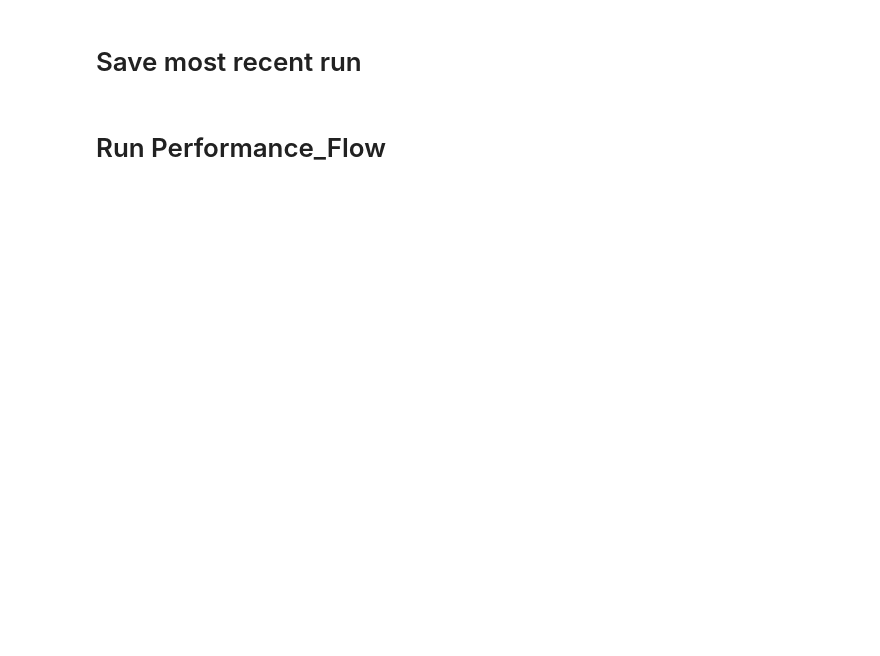
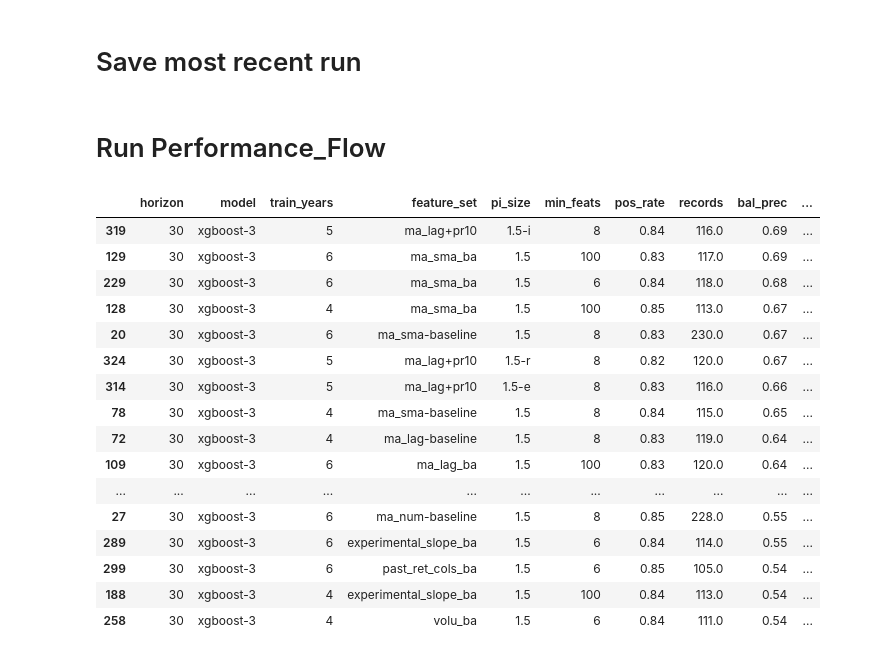
Before and after one commit to bchase17/Stocks, a Jupyter notebook: train_flow.ipynb, the cells around one changed output. Drawn from its saved outputs; the diff is of its cells as text; code cells hidden in the pictures; blank space fills up the shorter version.

Commit message:
updated baseline files

```diff
--- a/train_flow.ipynb
+++ b/train_flow.ipynb
@@ -17,7 +17,7 @@ from xgboost import XGBClassifier
 ticker = 'QQQ'
 include_minute_feats = "N"
 returns = [1, 2, 3, 5, 10, 20, 30]
-df_daily, feature_sets, return_cols, daily_cols, feature_sets, feature_cols = train_flow.import_data(ticker, include_minute_feats, returns)
+df_daily, feature_sets, return_cols, daily_cols, feature_dict, features = train_flow.import_data(ticker, include_minute_feats, returns)
 
 # ---------- #
 # UPDATE ME  #
@@ -27,8 +27,7 @@ df_daily[[f"{c}_sum10" for c in df_daily.columns if c.startswith("Past_Return_")
 past_ret_cols = [c for c in df_daily.columns if c.startswith("Past_Return%") or c.endswith("sum10")]
 past_perc_cols = [c for c in df_daily.columns if c.startswith("Past_Return%")]
 past_sum_cols = [c for c in df_daily.columns if c.endswith("sum10")]
-cutoff_date = '2026-02-06' # Unless retraining all baseline models, leave alone
-
+cutoff_date = '2026-02-06' # Unlessretraining all baseline models, leave alone
 
 # --------- #
 # LEAVE ME  #
@@ -115,7 +126,7 @@ importlib.reload(performance_flow)
 # ---------- #
 # UPDATE ME  #
 # ---------- #
-results_file_name = "horizon_5_baseline.csv" # Match prior cell saved as file name
+results_file_name = "baseline_new.csv" # Match prior cell saved as file name
 min_th = 0.55
 cov_th = 0.75
 
@@ -126,3 +137,23 @@ cov_th = 0.75
 return_cols, perf_df = performance_flow.import_data(results_file_name, df_daily)
 composite_score = performance_flow.run_performance(perf_df, min_th, cov_th)
 bucket_df = performance_flow.bucket_scores(df_daily, perf_df, returns, min_th)
+# %%
+composite_score[composite_score["horizon"] == 30]
+# %% [output]
+|  | horizon | model | train_years | feature_set | pi_size | min_feats | pos_rate | records | bal_prec | ... |
+| 319 | 30 | xgboost-3 | 5 | ma_lag+pr10 | 1.5-i | 8 | 0.84 | 116.0 | 0.69 | ... |
+| 129 | 30 | xgboost-3 | 6 | ma_sma_ba | 1.5 | 100 | 0.83 | 117.0 | 0.69 | ... |
+| 229 | 30 | xgboost-3 | 6 | ma_sma_ba | 1.5 | 6 | 0.84 | 118.0 | 0.68 | ... |
+| 128 | 30 | xgboost-3 | 4 | ma_sma_ba | 1.5 | 100 | 0.85 | 113.0 | 0.67 | ... |
+| 20 | 30 | xgboost-3 | 6 | ma_sma-baseline | 1.5 | 8 | 0.83 | 230.0 | 0.67 | ... |
+| 324 | 30 | xgboost-3 | 5 | ma_lag+pr10 | 1.5-r | 8 | 0.82 | 120.0 | 0.67 | ... |
+| 314 | 30 | xgboost-3 | 5 | ma_lag+pr10 | 1.5-e | 8 | 0.83 | 116.0 | 0.66 | ... |
+| 78 | 30 | xgboost-3 | 4 | ma_sma-baseline | 1.5 | 8 | 0.84 | 115.0 | 0.65 | ... |
+| 72 | 30 | xgboost-3 | 4 | ma_lag-baseline | 1.5 | 8 | 0.83 | 119.0 | 0.64 | ... |
+| 109 | 30 | xgboost-3 | 6 | ma_lag_ba | 1.5 | 100 | 0.83 | 120.0 | 0.64 | ... |
+| ... | ... | ... | ... | ... | ... | ... | ... | ... | ... | ... |
+| 27 | 30 | xgboost-3 | 6 | ma_num-baseline | 1.5 | 8 | 0.85 | 228.0 | 0.55 | ... |
+| 289 | 30 | xgboost-3 | 6 | experimental_slope_ba | 1.5 | 6 | 0.84 | 114.0 | 0.55 | ... |
+| 299 | 30 | xgboost-3 | 6 | past_ret_cols_ba | 1.5 | 6 | 0.85 | 105.0 | 0.54 | ... |
+| 188 | 30 | xgboost-3 | 4 | experimental_slope_ba | 1.5 | 100 | 0.84 | 113.0 | 0.54 | ... |
+| 258 | 30 | xgboost-3 | 4 | volu_ba | 1.5 | 6 | 0.84 | 111.0 | 0.54 | ... |
```
Also changed, not shown: parts of 1 cell of this notebook, 7 other files.
